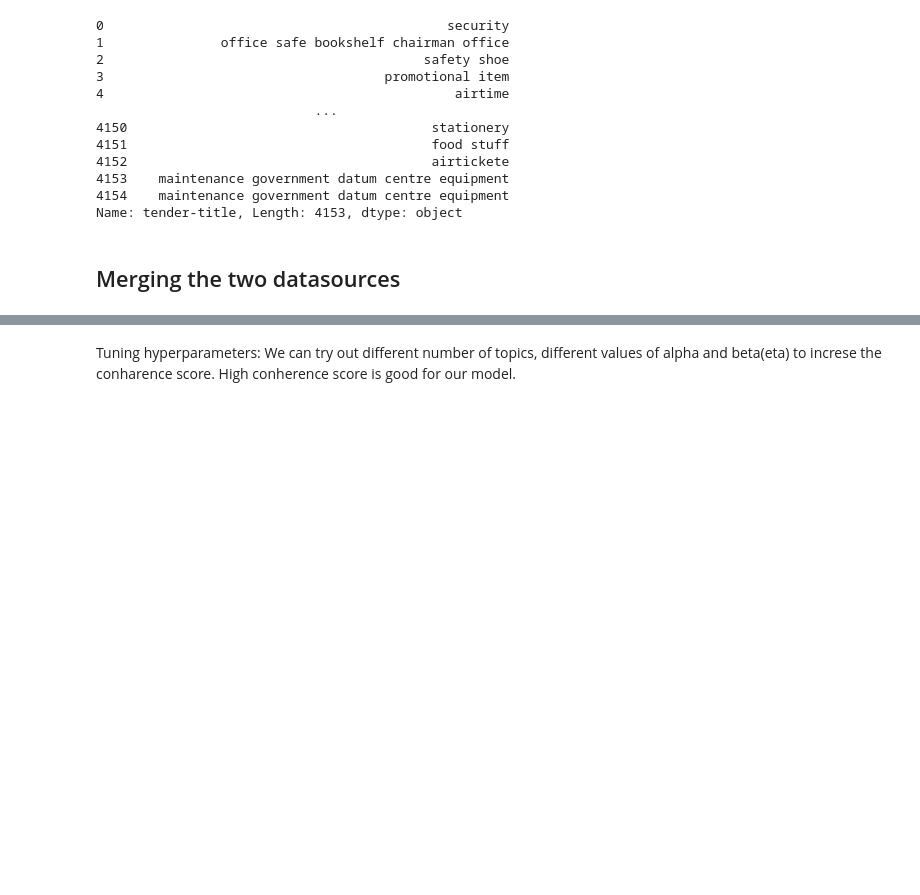
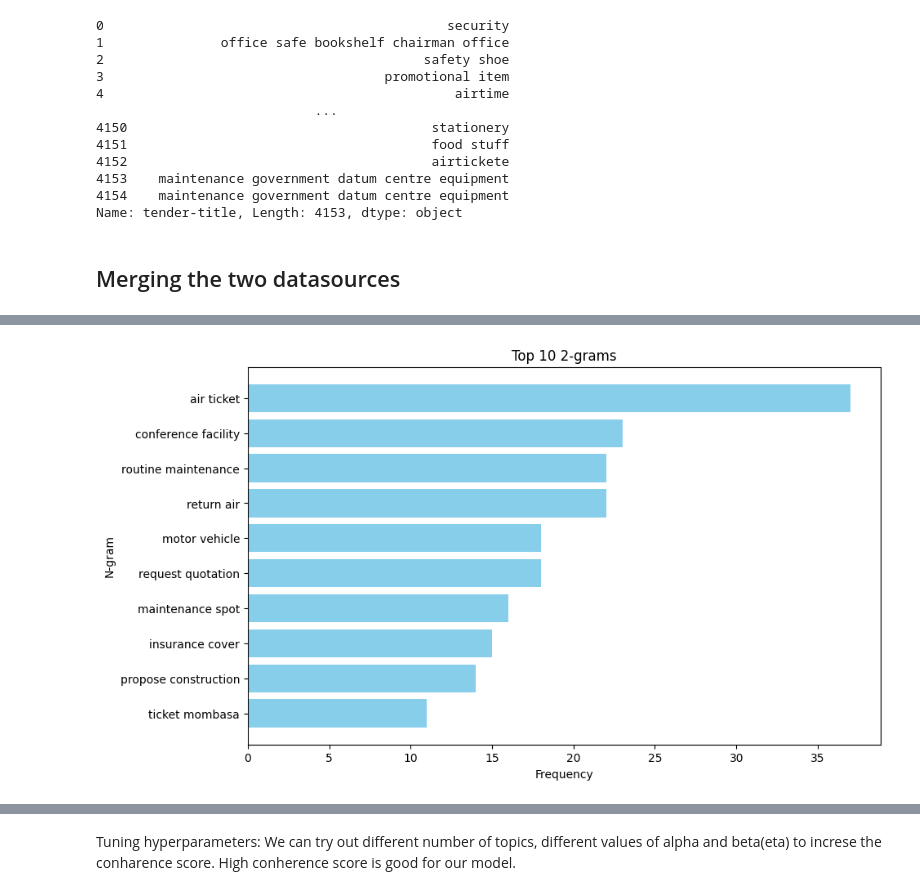
Before and after one commit to datakiptoo/County_Service-_Delivery, a Jupyter notebook: County_Residents.ipynb, the cells around one changed output, grey strips where cells are left out. Drawn from its saved outputs; the diff is of its cells as text; code cells hidden in the pictures; blank space fills up the shorter version.

```diff
--- a/County_Residents.ipynb
+++ b/County_Residents.ipynb
@@ -676,0 +652,3 @@ print(df)
+# %%
+merged_data=pd.read_csv("grouped_services.csv")
+merged_data
@@ -677,2 +669,3 @@ print(df)
 # %%
-df['services'] = df['services'].apply(preprocess_text)
+merged_data['services'] = merged_data['services'].apply(preprocess_text)
+merged_data['services']
@@ -678,0 +685,15 @@ df['services'] = df['services'].apply(preprocess_text)
+# %%
+# Function to remove duplicates words in a text
+def remove_duplicates(text):
+    words = text.split()  # Split the text into individual words
+    unique_words = []
+
+    for word in words:
+        if word not in unique_words:
+            unique_words.append(word)
+            prev_word = word
+
+    return ' '.join(unique_words)
+# %%
+merged_data['services'] = merged_data['services'].apply(lambda x: remove_duplicates(str(x)))
+merged_data['services']
@@ -681,35 +715,37 @@ df['services'] = df['services'].apply(preprocess_text)
 def extract_ngrams(text, n):
     tokens = word_tokenize(text)  # Tokenize the text
     n_grams = ngrams(tokens, n)  # Generate N-grams
     return [' '.join(gram) for gram in n_grams]  # Join tokens to form N-grams
 
 # Set the value of 'N' for N-grams
-N = 2  # Change this value to extract different N-grams (e.g., 2 for bigrams, 3 for trigrams, etc.)
+N = 2
 
 # Extract N-grams from the text Series
-ngram_list = df['services'].apply(lambda x: extract_ngrams(x, N))
+ngram_list = merged_data['services'].apply(lambda x: extract_ngrams(x, N))
 
 # Flatten the list of lists into a single list of N-grams
 flattened_ngrams = [gram for sublist in ngram_list for gram in sublist]
 
 # Use Counter to count the occurrences of each N-gram
 ngram_counts = Counter(flattened_ngrams)
 
 # Convert the ngram_counts into a DataFrame for easier plotting
 df_ngrams = pd.DataFrame(ngram_counts.items(), columns=['N-gram', 'Frequency'])
 
 # Sort by frequency in descending order
 df_ngrams = df_ngrams.sort_values(by='Frequency', ascending=False)
 
 # Plotting the top N-grams
 top_n = 10  # Change this value to visualize a different number of top N-grams
 plt.figure(figsize=(10, 6))
 plt.barh(df_ngrams['N-gram'][:top_n], df_ngrams['Frequency'][:top_n], color='skyblue')
 plt.xlabel('Frequency')
 plt.ylabel('N-gram')
 plt.title(f'Top {top_n} {N}-grams')
 plt.gca().invert_yaxis()  # Invert y-axis for better visualization
 plt.show()
+# %% [output]
+[figure, added]
 # %%
 #trigram
 # Set the value of 'N' for N-grams
```
Also changed, not shown: parts of 27 cells of this notebook.
